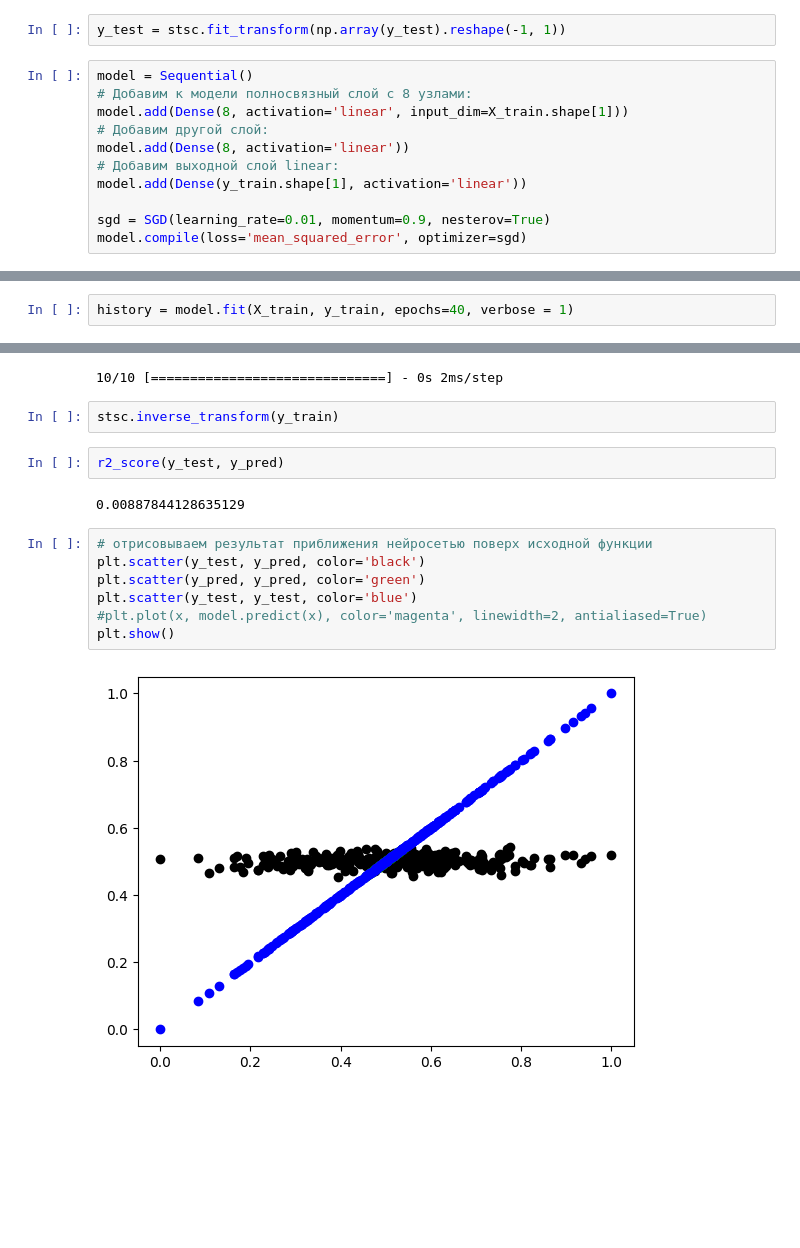
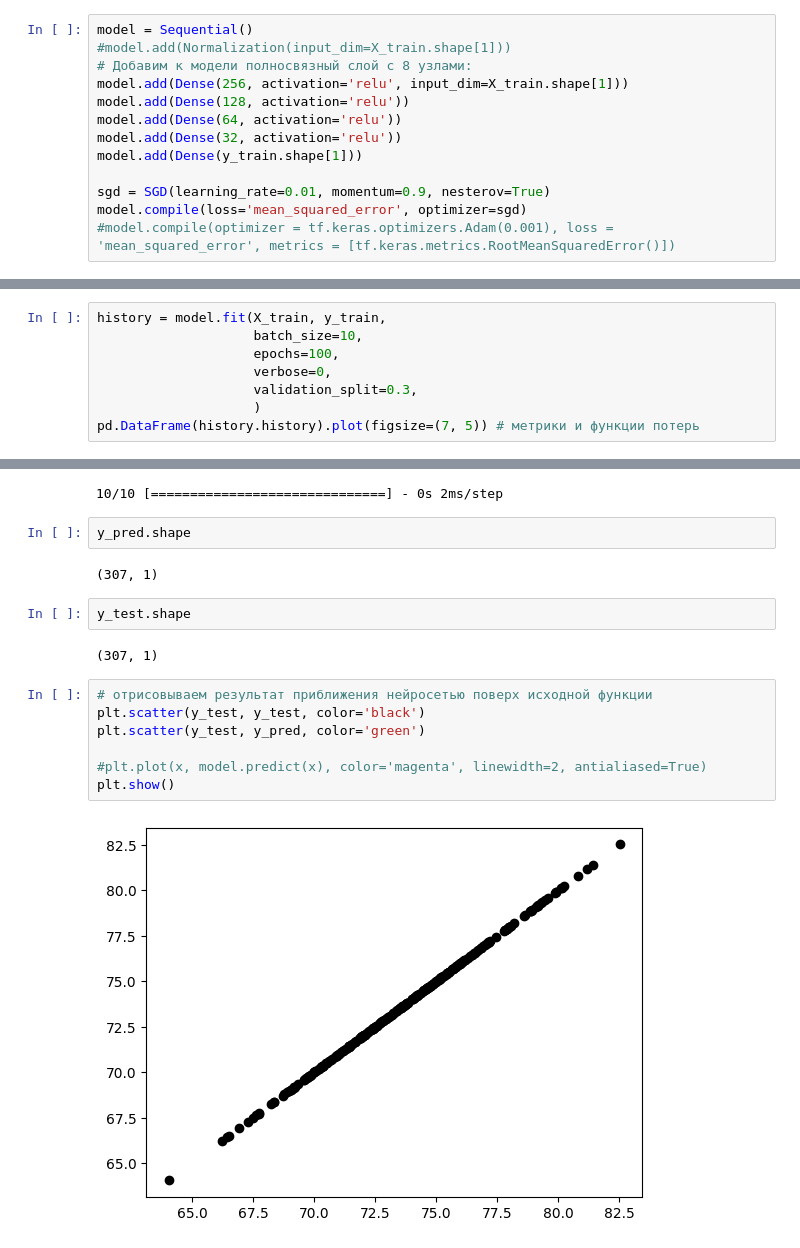
Before and after one commit to ritulupov/BKP, a Jupyter notebook: notebook.ipynb, the cells around one changed output, grey strips where cells are left out. Drawn from its saved outputs; the diff is of its cells as text; blank space fills up the shorter version.

```diff
--- a/notebook.ipynb
+++ b/notebook.ipynb
@@ -925,16 +999,16 @@ y_train = stsc.fit_transform(np.array(y_train).reshape(-1, 1))
-# %%
-y_test = stsc.fit_transform(np.array(y_test).reshape(-1, 1))
 # %%
 model = Sequential()
+#model.add(Normalization(input_dim=X_train.shape[1]))
 # Добавим к модели полносвязный слой с 8 узлами:
-model.add(Dense(8, activation='linear', input_dim=X_train.shape[1]))
-# Добавим другой слой:
-model.add(Dense(8, activation='linear'))
-# Добавим выходной слой linear:
-model.add(Dense(y_train.shape[1], activation='linear'))
+model.add(Dense(256, activation='relu', input_dim=X_train.shape[1]))
+model.add(Dense(128, activation='relu'))
+model.add(Dense(64, activation='relu'))
+model.add(Dense(32, activation='relu'))
+model.add(Dense(y_train.shape[1]))
 
 sgd = SGD(learning_rate=0.01, momentum=0.9, nesterov=True)
 model.compile(loss='mean_squared_error', optimizer=sgd)
+#model.compile(optimizer = tf.keras.optimizers.Adam(0.001), loss = 'mean_squared_error', metrics = [tf.keras.metrics.RootMeanSquaredError()])
 # %%
 model.summary()
 # %% [output]
@@ -954,4 +1032,2 @@ Trainable params: 145
 Non-trainable params: 0
 _________________________________________________________________
-# %%
-history = model.fit(X_train, y_train, epochs=40, verbose = 1)
@@ -975,0 +1034,8 @@ Epoch 40/40
+# %%
+history = model.fit(X_train, y_train,
+                    batch_size=10,
+                    epochs=100,
+                    verbose=0,
+                    validation_split=0.3,
+                    )
+pd.DataFrame(history.history).plot(figsize=(7, 5)) # метрики и функции потерь
@@ -977,18 +1046,20 @@ Epoch 40/40
 y_pred = model.predict(X_test)
 # %% [output]
 10/10 [==============================] - 0s 2ms/step
-# %%
-stsc.inverse_transform(y_train)
-# %%
-r2_score(y_test, y_pred)
-# %% [output]
-0.00887844128635129
+# %%
+y_pred.shape
+# %% [output]
+(307, 1)
+# %%
+y_test.shape
+# %% [output]
+(307, 1)
 # %%
 # отрисовываем результат приближения нейросетью поверх исходной функции
-plt.scatter(y_test, y_pred, color='black')
-plt.scatter(y_pred, y_pred, color='green')
-plt.scatter(y_test, y_test, color='blue')
+plt.scatter(y_test, y_test, color='black')
+plt.scatter(y_test, y_pred, color='green')
+
 #plt.plot(x, model.predict(x), color='magenta', linewidth=2, antialiased=True)
 plt.show()
 # %% [output]
-[figure, old version]
+[figure, new version]
```
Also changed, not shown: parts of 84 cells of this notebook, 1 other file.
